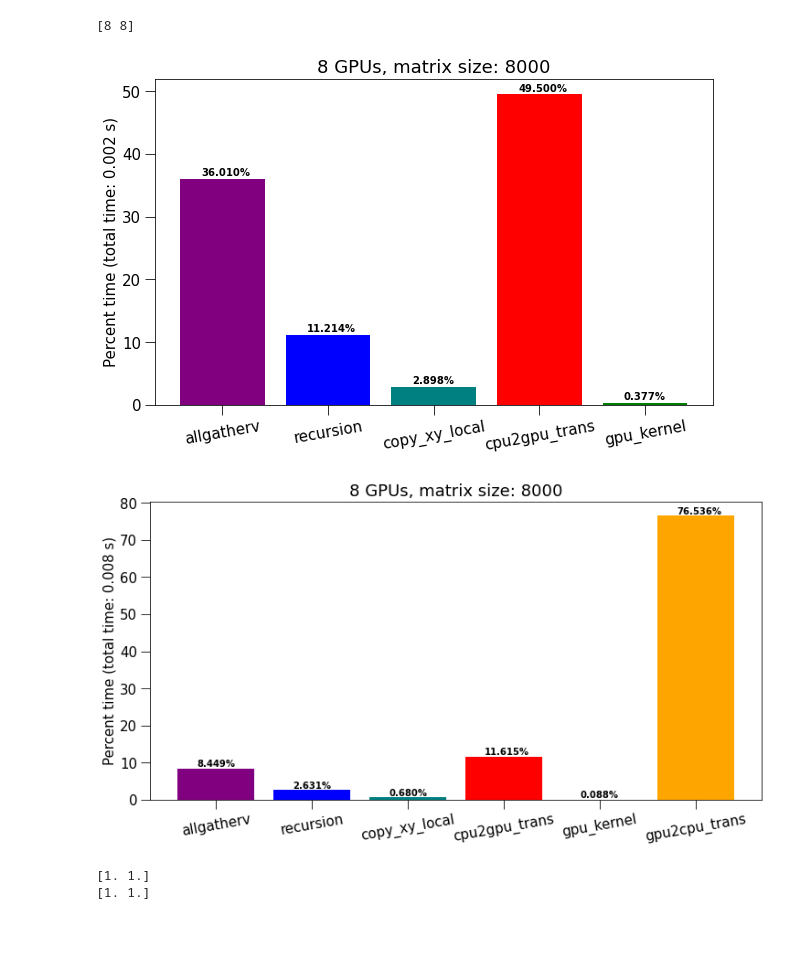
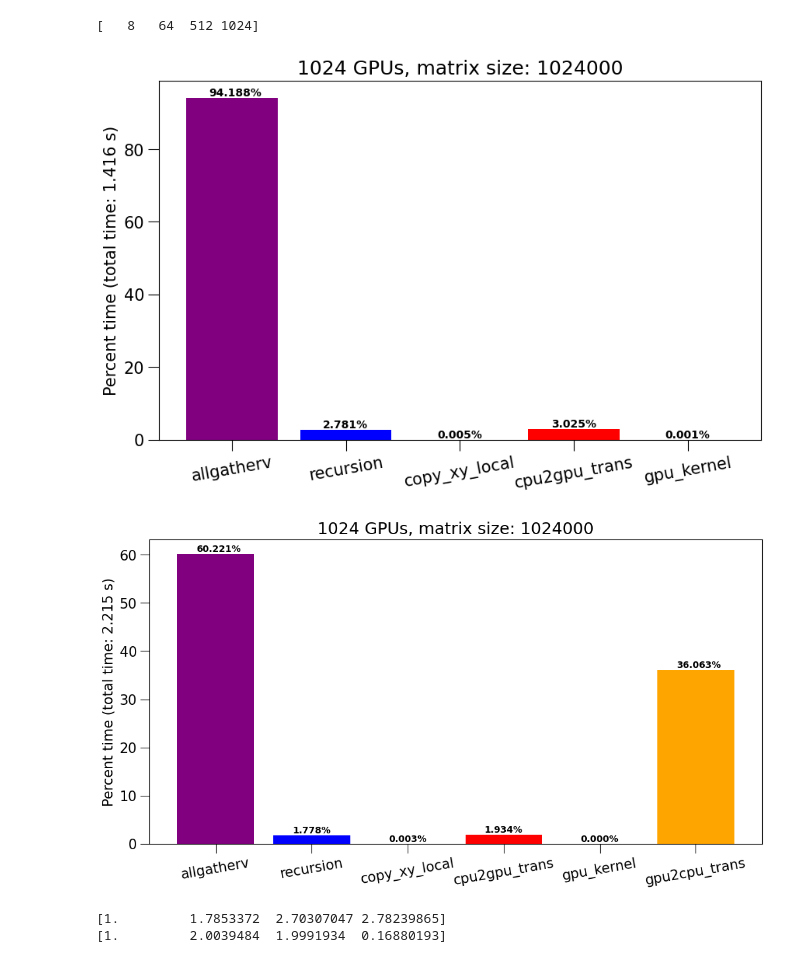
Before and after one commit to AMReX-Microelectronics/Electrostatic, a Jupyter notebook: Tools/MatrixInversion/cpp/TD_1D_parallel/weak_scaling_after_APS/matrix_inv_performance.ipynb, the cells around one changed output. Saved outputs shown, nothing was run; the diff lists cells and outputs as text; code cells hidden in the pictures; blank space fills up the shorter version.

```diff
--- a/Tools/MatrixInversion/cpp/TD_1D_parallel/weak_scaling_after_APS/matrix_inv_performance.ipynb
+++ b/Tools/MatrixInversion/cpp/TD_1D_parallel/weak_scaling_after_APS/matrix_inv_performance.ipynb
@@ -42,11 +42,10 @@ class PerfTime:
 #            print("Hello my name is " + self.name)
 # %%
 perf = []
-perf.append(PerfTime(8,     8000, 0.000672566, 0.000209454, 5.4134e-05, 0.000924531, 7.043e-06, 0.006092248, 0.001867728, 0.007959976))
-#perf.append(PerfTime(64,     64000, 0.02657871121,  0.1297149406, 0.0001210751222, 0.8435852731, 0.06098693))
-#perf.append(PerfTime(256,   256000, 0.02237119852,  0.2058238407, 2.590507611e-05, 0.7717790557, 0.267630945))
-#perf.append(PerfTime(512,   512000, 0.02294541612,  0.1886379249, 1.313943911e-05,  0.7884035195, 0.521559554))
-#perf.append(PerfTime(1024, 1024000, 0.02146462006,  0.2326824755, 6.290513882e-06,  0.745846614, 1.121371025))
+perf.append(PerfTime(8,     8000,   0.000672566, 0.000209454, 5.4134e-05, 0.000924531, 7.043e-06,       0.006092248, 0.001867728, 0.007959976))
+perf.append(PerfTime(64,     64000, 0.001580052, 0.001639256, 6.2551e-05, 0.004166598, 7.735e-06,       0.048335201, 0.007456192, 0.055791393 ))
+perf.append(PerfTime(512,   512000, 0.018721964, 0.018949163, 6.3612e-05, 0.022048375, 8.296000001e-06, 0.390650499, 0.05979141, 0.450441909))
+perf.append(PerfTime(1024, 1024000, 1.333961667, 0.039387708, 6.5437e-05, 0.042848164, 7.475e-06,       0.798833725, 1.416270451, 2.215104176 ))
 # %%
 nGPUs_lst=[]
 for i in range(0, len(perf)):
@@ -54,9 +53,9 @@ for i in range(0, len(perf)):
 nGPUs = np.asarray(nGPUs_lst)
 print(nGPUs)
 # %% [output]
-[8 8]
+[   8   64  512 1024]
 # %%
-index = 0 #8 GPUs
+index = 3 #8 GPUs
 
 total_exclude = perf[index].total_exclude
 percent_time_exclude = [perf[index].allgatherv/total_exclude,
@@ -88,36 +87,36 @@ plt.savefig('Chart_%d_gpu_exclude.png'%(perf[index].num_gpu), bbox_inches = "tig
 
 total_include = perf[index].total_include
 
 percent_time_include = [perf[index].allgatherv/total_include,
                         perf[index].recursion/total_include,
                         perf[index].copy_XY_local/total_include,
                         perf[index].copy_cpu2gpu/total_include,
                         perf[index].gpu_pFor/total_include,
                         perf[index].copy_gpu2cpu/total_include]
 percent_time_include = np.asarray(percent_time_include)
 
 fig, ax = plt.subplots()
 fig.set_size_inches(12,6)
 
 n_GPUs_str = ['allgatherv','recursion', 'copy_xy_local', 'cpu2gpu_trans', 'gpu_kernel', 'gpu2cpu_trans']
 
 colors = ['purple', 'blue',  'teal', 'red', 'green', 'orange']
 ax.bar(n_GPUs_str,percent_time_include*100, color=colors)
 ax.set_title('%d GPUs, matrix size: %d'%(perf[index].num_gpu,perf[index].num_cells), fontsize=18)
 
 #ax.set_yscale('log')
 plt.xticks(rotation=10)
 ax.tick_params(axis='both', which='major', labelsize=15)
 #ax.set_xlabel('Country', fontsize=10)
 ax.set_ylabel('Percent time (total time: %.3f s)'%(perf[index].total_include), fontsize=15)
 for i, v in enumerate(percent_time_include*100):
     ax.text(i-0.2, v+0.5, "%.3f%%"%(v),
             color = 'k', fontweight = 'bold')
 #plt.grid(True)
-plt.savefig('Chart_%d_gpu_exclude.png'%(perf[index].num_gpu), bbox_inches = "tight")#
+plt.savefig('Chart_%d_gpu_include.png'%(perf[index].num_gpu), bbox_inches = "tight")#
 # %% [output]
-[figure, old version]
+[figure, new version]
-[figure, old version]
+[figure, new version]
 # %%
 percent_time_include = [perf[index].allgatherv/total_include,
                         perf[index].recursion/total_include,
@@ -149,8 +148,8 @@ wse_cpugpu = np.asarray(wse_cpugpu_lst)
 print(wse_gpu)
 print(wse_cpugpu)
 # %% [output]
-[1. 1.]
-[1. 1.]
+[1.         1.7853372  2.70307047 2.78239865]
+[1.         2.0039484  1.9991934  0.16880193]
 # %%
 fig, ax = plt.subplots(1,1)
 fig.set_size_inches(8,6)
```
Also changed, not shown: parts of 1 cell of this notebook, 2 other files.
